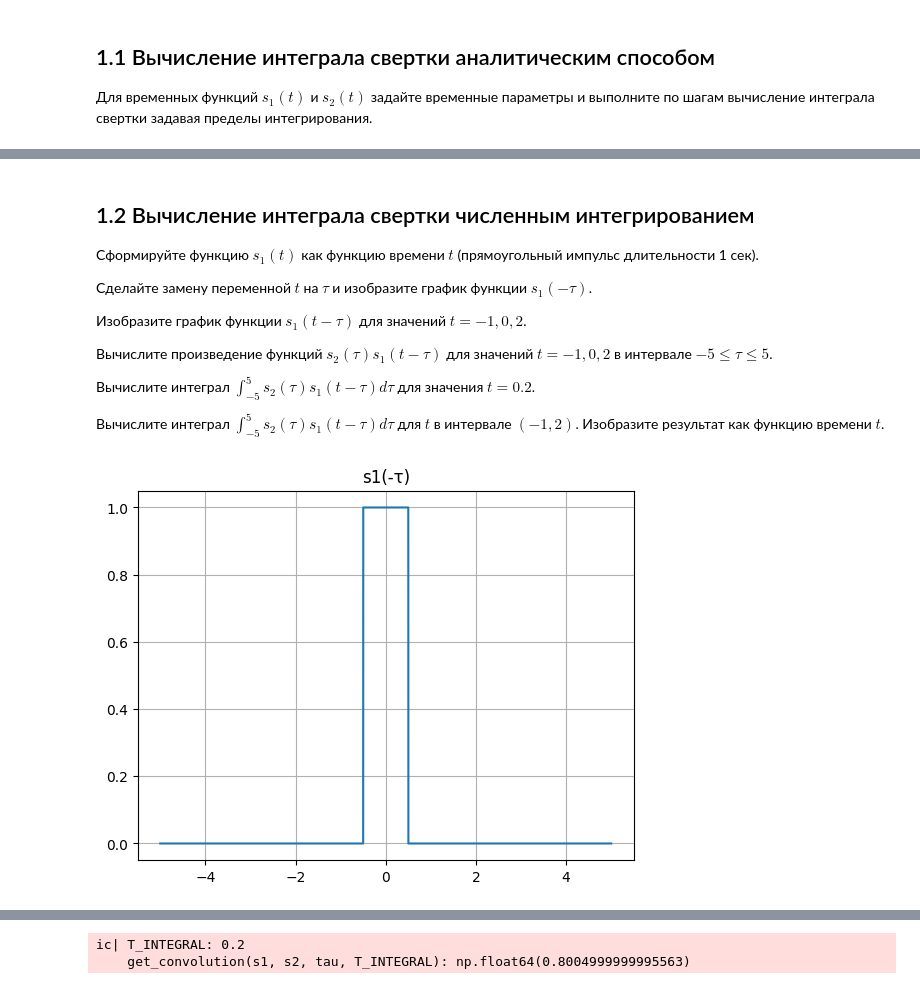
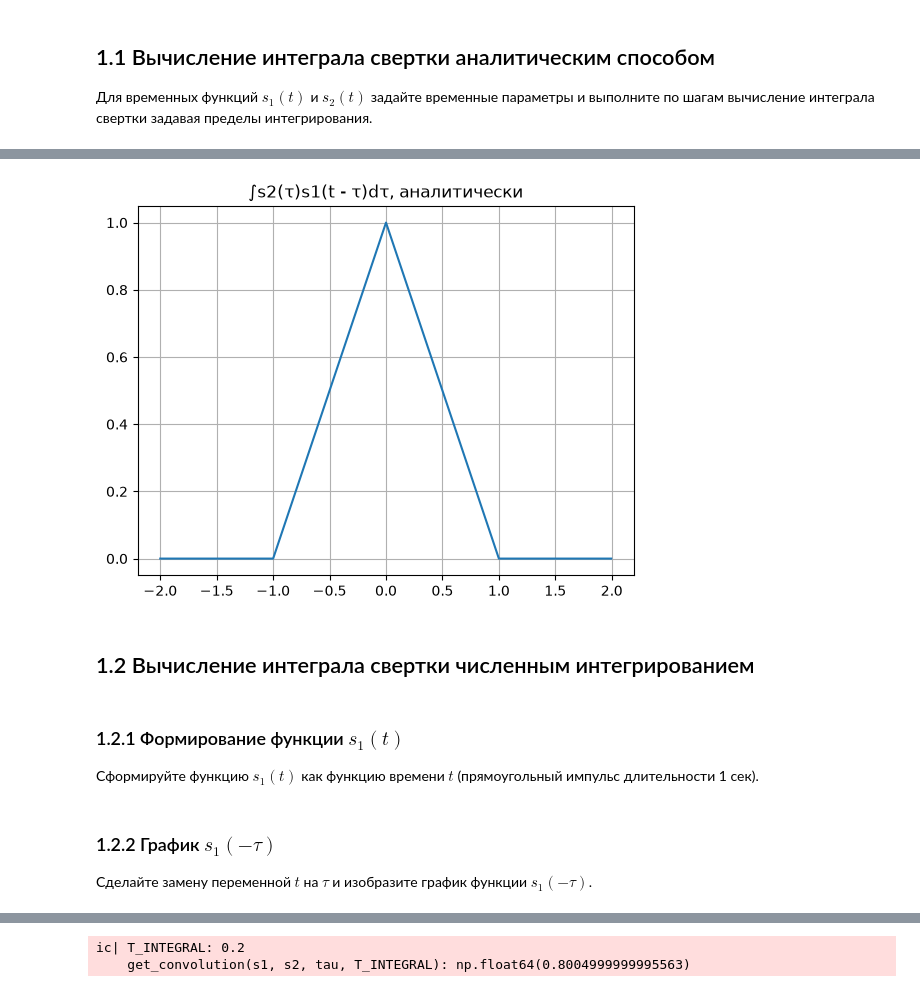
Before and after one commit to Emeteil/digital-signal-processing, a Jupyter notebook: lab_5/main.ipynb, the cells around one changed output, grey strips where cells are left out. Drawn from its saved outputs; the diff is of its cells as text; code cells hidden in the pictures.

```diff
--- a/lab_5/main.ipynb
+++ b/lab_5/main.ipynb
@@ -33,30 +78,19 @@ from utils.convolution import (
+# %%
+t_analytic = get_linspace(start=-2, stop=2, fs=800)
+analytic = np.array([get_rect_convolution_analytic(A1, W1, A2, W2, t) for t in t_analytic])
+
+show_plot(t=t_analytic, func_val=analytic, title="∫s2(τ)s1(t - τ)dτ, аналитически")
+# %% [output]
+[figure, added]
 # %% [markdown]
 ## 1.2 Вычисление интеграла свертки численным интегрированием
-
-Сформируйте функцию $s_1(t)$ как функцию времени $t$ (прямоугольный импульс длительности 1 сек).
-
-Сделайте замену переменной $t$ на $\tau$ и изобразите график функции $s_1(-\tau)$.
-
-Изобразите график функции $s_1(t - \tau)$ для значений $t = -1, 0, 2$.
-
-Вычислите произведение функций $s_2(\tau)s_1(t - \tau)$ для значений $t = -1, 0,
-2$ в интервале $-5 \le \tau \le 5$.
-
-Вычислите интеграл $\int_{-5}^{5} s_2(\tau)s_1(t - \tau)d\tau$ для значения $t = 0.2$.
-
-Вычислите интеграл $\int_{-5}^{5} s_2(\tau)s_1(t - \tau)d\tau$ для $t$ в интервале $(-1, 2)$. Изобразите результат как функцию времени $t$.
+# %% [markdown]
+### 1.2.1 Формирование функции $s_1(t)$
+
+Сформируйте функцию $s_1(t)$ как функцию времени $t$ (прямоугольный импульс длительности 1 сек).
 # %%
 TAU_START = -5
 TAU_STOP = 5
 TAU_FS = 20000
 T_SAMPLES = (-1, 0, 2)
 T_INTEGRAL = 0.2
-
-tau = get_linspace(start=TAU_START, stop=TAU_STOP, fs=TAU_FS)
-
-s1 = get_single_rect_oscillation(a=1, tau=1)
-s2 = get_single_rect_oscillation(a=1, tau=1)
-
-show_plot(t=tau, func_val=s1(-tau), title="s1(-τ)")
-# %% [output]
-[figure, removed]
@@ -62,0 +102,4 @@ show_plot(t=tau, func_val=s1(-tau), title="s1(-τ)")
+# %% [markdown]
+### 1.2.2 График $s_1(-\tau)$
+
+Сделайте замену переменной $t$ на $\tau$ и изобразите график функции $s_1(-\tau)$.
```
Also changed, not shown: parts of 17 cells of this notebook, 1 other file.
